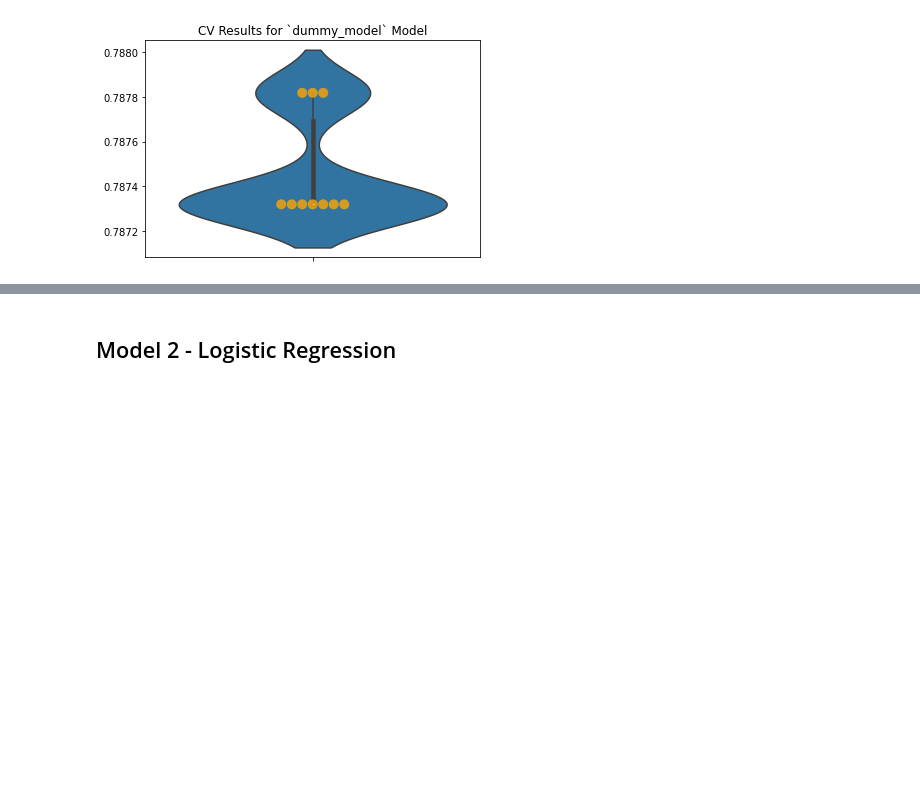
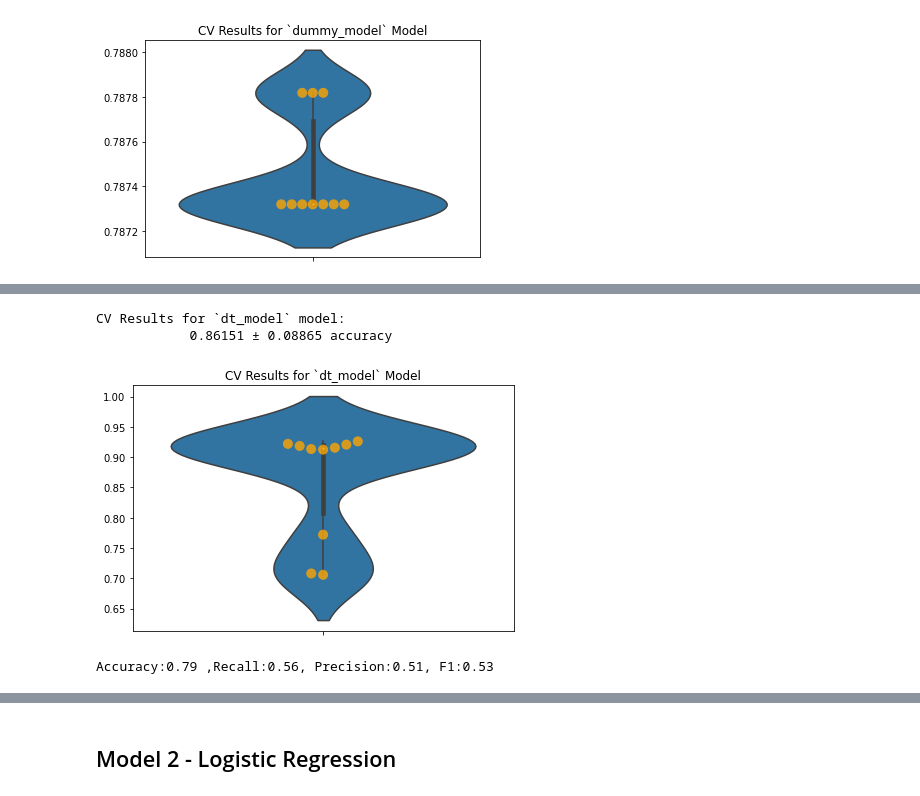
Before and after one commit to JulianHe1991/FluShotLearning, a Jupyter notebook: H1N1_Predictive_Modeling.ipynb, the cells around one changed output, grey strips where cells are left out. Saved outputs shown, nothing was run; the diff lists cells and outputs as text; code cells hidden in the pictures; blank space fills up the shorter version.

```diff
--- a/H1N1_Predictive_Modeling.ipynb
+++ b/H1N1_Predictive_Modeling.ipynb
@@ -559,0 +632,8 @@ CV Results for `dummy_model` model:
+# %%
+# Imputing remaining null values ahead of DT modeling
+
+imputer = SimpleImputer(strategy='median')
+
+imputer = imputer.fit(X_train)
+
+X_train_scaled = imputer.transform(X_train)
@@ -559,0 +642,7 @@ CV Results for `dummy_model` model:
+# %%
+# Using SMOTE to deal with imbalanced target
+
+
+sm = SMOTE(random_state = 42)
+
+X_train_scaled, y_train = sm.fit_resample(X_train_scaled,y_train)
@@ -559,0 +665,35 @@ CV Results for `dummy_model` model:
+# %%
+dt_results = ModelWithCV(
+                        model=ct,
+                        model_name='dt_model',
+                        X=X_train_scaled,
+                        y=y_train
+)
+# %%
+# Saving variable for convenience
+model_results = dt_results
+
+# Plot CV results
+fig, ax = plt.subplots()
+ax = model_results.plot_cv(ax)
+plt.tight_layout();
+# Print CV results
+model_results.print_cv_summary()
+# %% [output]
+CV Results for `dt_model` model:
+            0.86151 ± 0.08865 accuracy
+[figure, added]
+# %%
+y_pred_test = ct.predict(X_test_scaled)
+
+model_accuracy = accuracy_score(y_test,y_pred_test)
+model_recall = recall_score(y_test,y_pred_test)
+model_precision = precision_score(y_test,y_pred_test)
+model_f1 = f1_score(y_test,y_pred_test)
+
+
+print(f"""\
+Accuracy:{model_accuracy:1.2f} ,Recall:{model_recall:1.2f}, Precision:{model_precision:1.2f}, F1:{model_f1:1.2f}\
+""")
+# %% [output]
+Accuracy:0.79 ,Recall:0.56, Precision:0.51, F1:0.53
```
Also changed, not shown: parts of 54 cells of this notebook, 1 other file.
